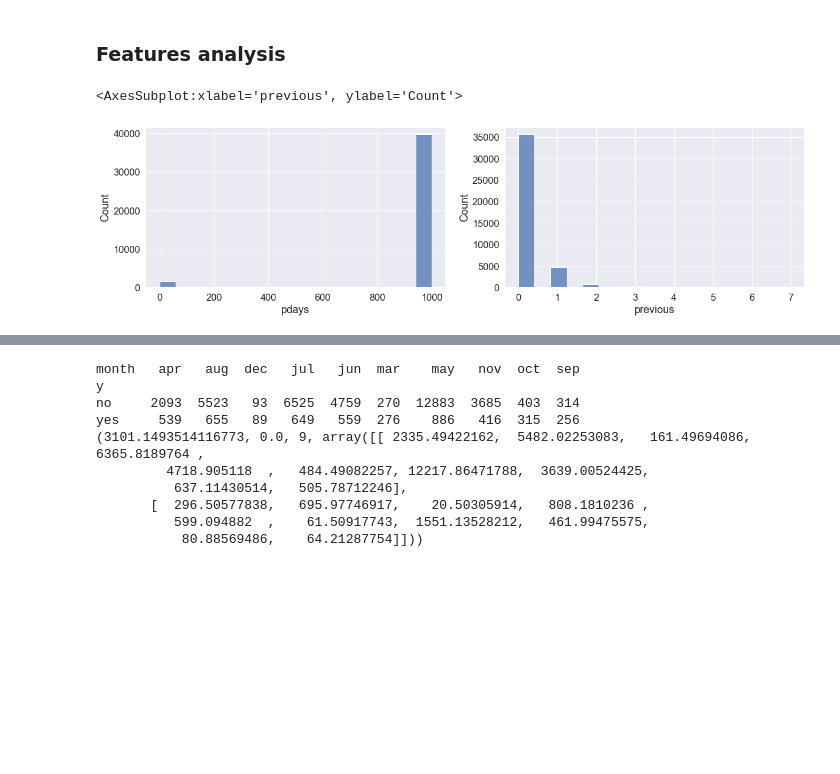
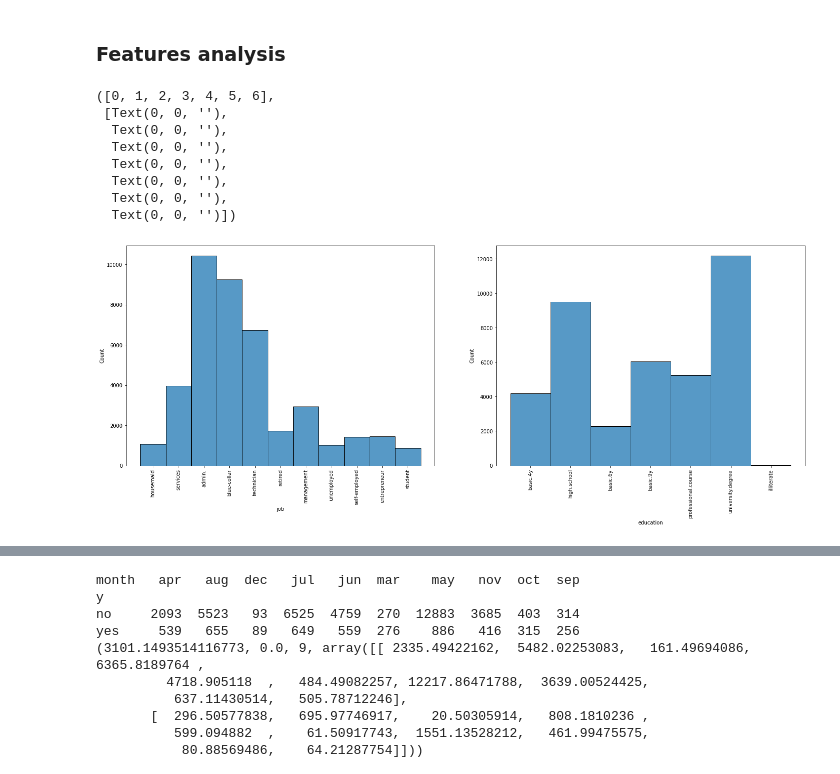
Before and after one commit to JumpyJumpy/Portuguese_Bank_Marketing_Data_Set, a Jupyter notebook: code/eda.ipynb, the cells around one changed output, grey strips where cells are left out. Saved outputs shown, nothing was run; the diff lists cells and outputs as text; code cells hidden in the pictures; blank space fills up the shorter version.

```diff
--- a/code/eda.ipynb
+++ b/code/eda.ipynb
@@ -49,14 +49,26 @@ memory usage: 6.6+ MB
 # %% [markdown]
 ### Features analysis
 # %%
-fig, ax = plt.subplots(nrows = 1, ncols = 2, figsize = (20, 5))
+fig, ax = plt.subplots(nrows = 1, ncols = 2, figsize = (24, 8))
 
 
-sns.histplot(bank["pdays"], ax = ax[0])
-sns.histplot(bank["previous"], ax = ax[1])
+sns.histplot(bank["job"], ax = ax[0])
+plt.sca(ax[0])
+plt.xticks(rotation = "vertical")
+
+sns.histplot(bank["education"], ax = ax[1])
+plt.sca(ax[1])
+plt.xticks(rotation = "vertical")
 # %% [output]
-<AxesSubplot:xlabel='previous', ylabel='Count'>
+([0, 1, 2, 3, 4, 5, 6],
+ [Text(0, 0, ''),
+  Text(0, 0, ''),
+  Text(0, 0, ''),
+  Text(0, 0, ''),
+  Text(0, 0, ''),
+  Text(0, 0, ''),
+  Text(0, 0, '')])
-[figure, old version]
+[figure, new version]
 # %%
 conti_feature = ['age', 'campaign', 'pdays', 'previous', 'emp.var.rate',
                  'cons.price.idx', 'cons.conf.idx',
```
Also changed, not shown: parts of 15 cells of this notebook, 6 other files.
